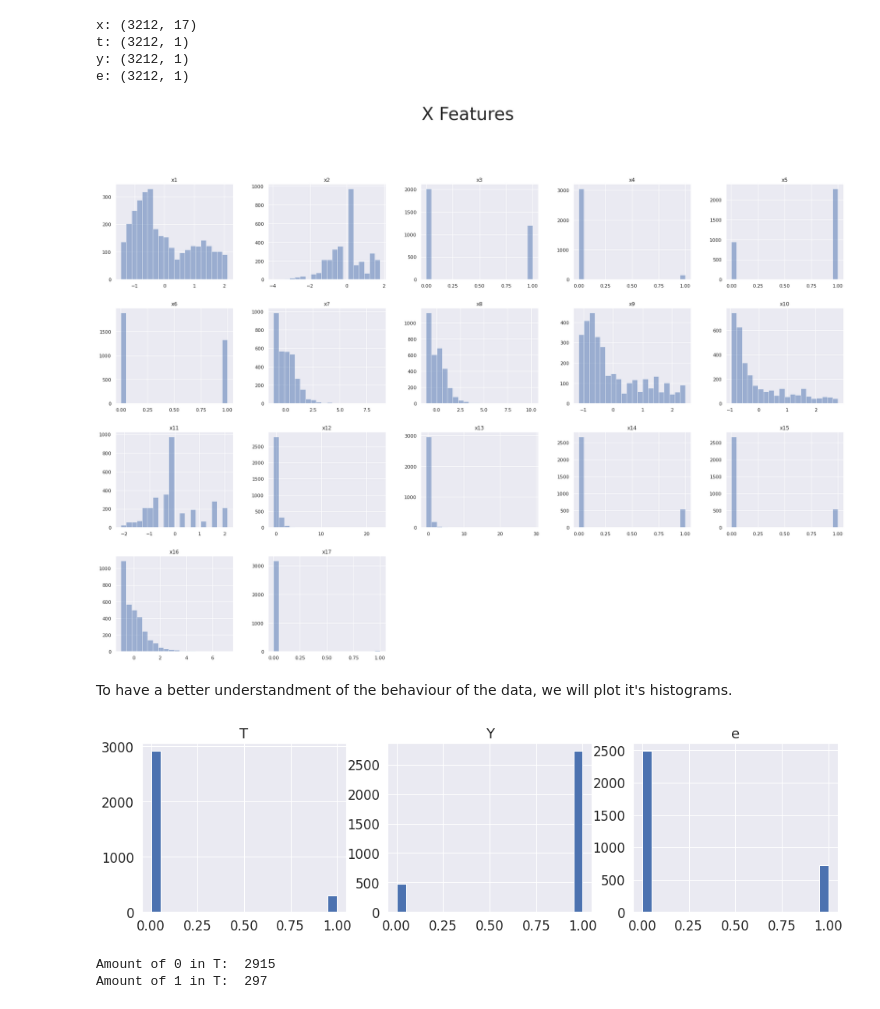
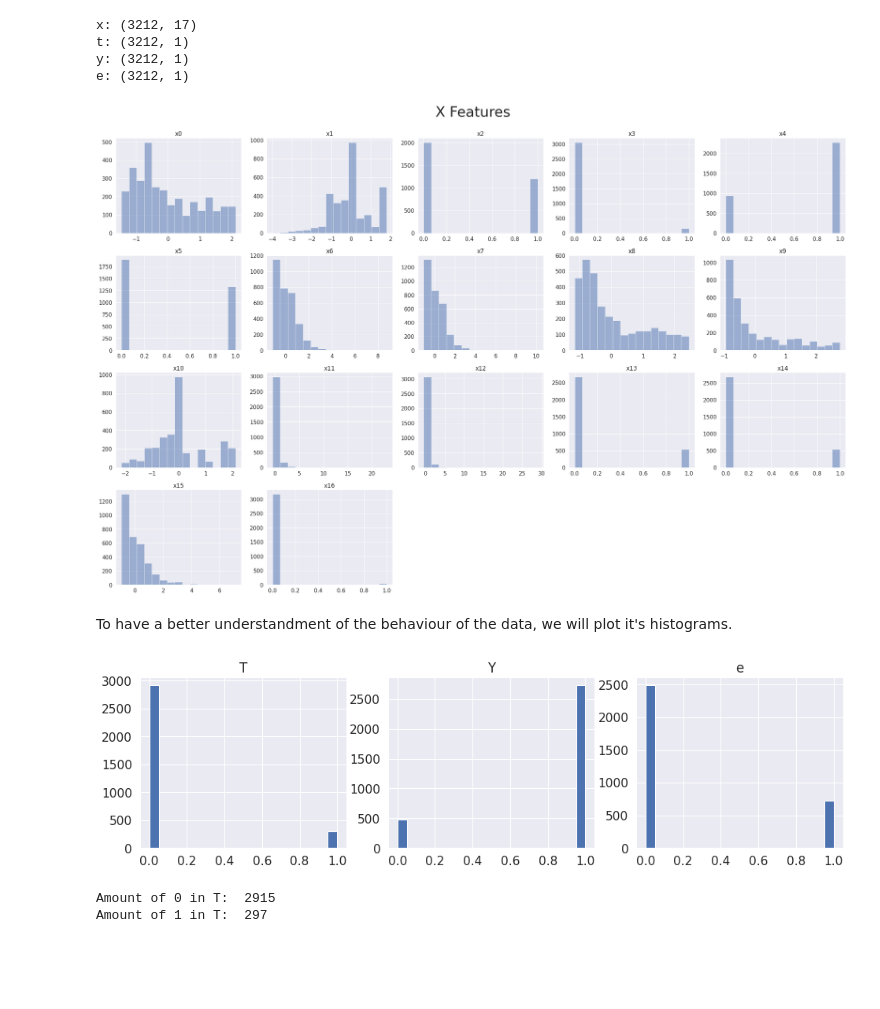
Before and after one commit to PauMarquez99/DataScience-CE888, a Jupyter notebook: Assignments/CE888 Assignment 2/Datasets Notebooks/CE888-Assignment2_JOBS.ipynb, the cells around one changed output. Drawn from its saved outputs; the diff is of its cells as text; code cells hidden in the pictures; blank space fills up the shorter version.

```diff
--- a/Assignments/CE888 Assignment 2/Datasets Notebooks/CE888-Assignment2_JOBS.ipynb
+++ b/Assignments/CE888 Assignment 2/Datasets Notebooks/CE888-Assignment2_JOBS.ipynb
@@ -27,6 +50,10 @@ import numpy as np
 import pandas as pd
 import matplotlib.pyplot as plt
 import seaborn as sns
-from sklearn.ensemble import RandomForestClassifier
-from sklearn.model_selection import train_test_split
+import functions as f
+from sklearn.ensemble import RandomForestRegressor, RandomForestClassifier
+from sklearn.model_selection import train_test_split, GridSearchCV
 from sklearn.preprocessing import StandardScaler
+from econml.dml import CausalForestDML
+
+sns.set(font_scale=1.4)
@@ -86,18 +93,16 @@ t: (3212, 1)
 y: (3212, 1)
 e: (3212, 1)
 # %%
-xName = ["x1", "x2", "x3", "x4", "x5", "x6", "x7", "x8", "x9", "x10", "x11", "x12", "x13", "x14", "x15", "x16", "x17"]
+xName = ["x0", "x1", "x2", "x3", "x4", "x5", "x6", "x7", "x8", "x9", "x10", "x11", "x12", "x13", "x14", "x15", "x16"]
 Xp = pd.DataFrame(data=X)
 Xp.columns=xName
 
-sns.set()
-axes = Xp.hist(color='b', alpha=0.5, bins=20, figsize=(30,25), layout=(5, 5))
-sns.set(font_scale=1.5)
+axes = Xp.hist(color='b', alpha=0.5, bins=15, figsize=(30,25), layout=(5, 5))
 plt.suptitle("X Features", size=40)
-
-plt.savefig("ihdp_xFeatures.pdf", dpi=1500)
+plt.tight_layout(rect=[0, 0.03, 1, 0.95])
+plt.savefig("jobs_xFeatures.pdf", dpi=1500)
 # %% [output]
-[figure, old version]
+[figure, new version]
 # %% [markdown]
 To have a better understandment of the behaviour of the data, we will plot it's histograms.
 # %%
@@ -109,10 +114,11 @@ axs[2].hist(e, bins=bins)
 axs[0].title.set_text('T')
 axs[1].title.set_text('Y')
 axs[2].title.set_text('e')
+sns.set()
 plt.show()
 fig.savefig("jobs_TreatmentAndElse.pdf", dpi=1200)
 # %% [output]
-[figure, old version]
+[figure, new version]
 # %%
 print("Amount of 0 in T: ", np.count_nonzero(df['t'] == 0))
 print("Amount of 1 in T: ", np.count_nonzero(df['t'] == 1))
```
Also changed, not shown: parts of 13 cells of this notebook.
